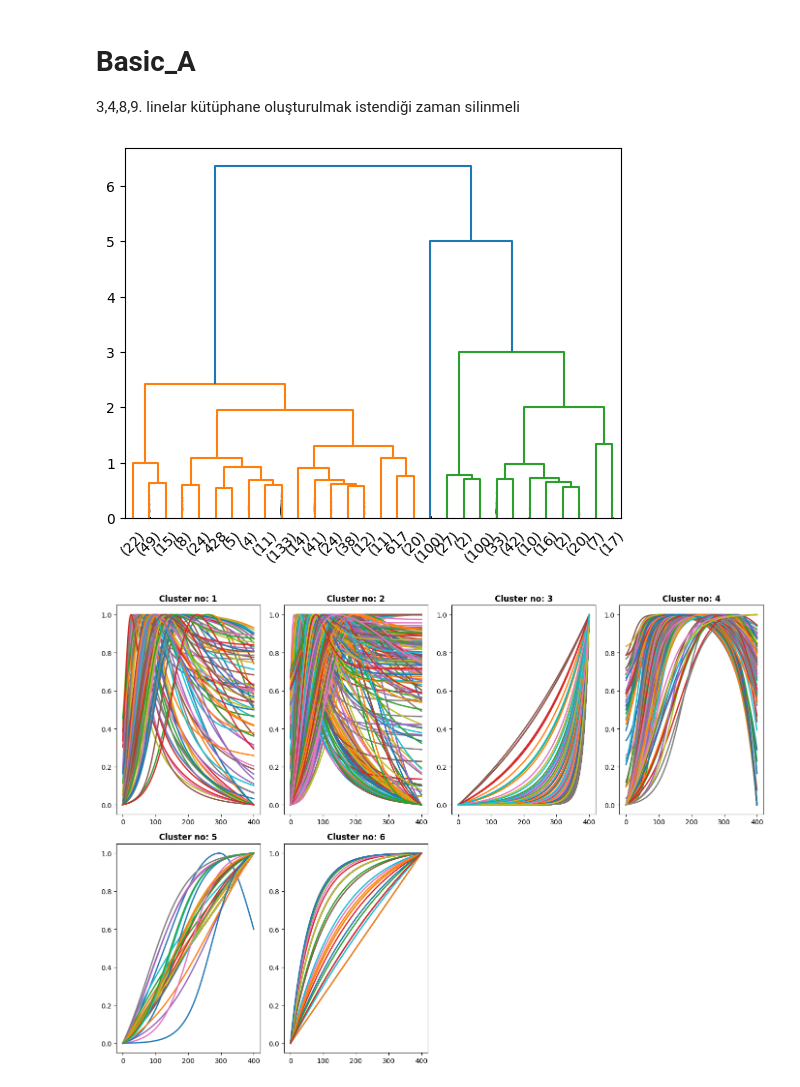
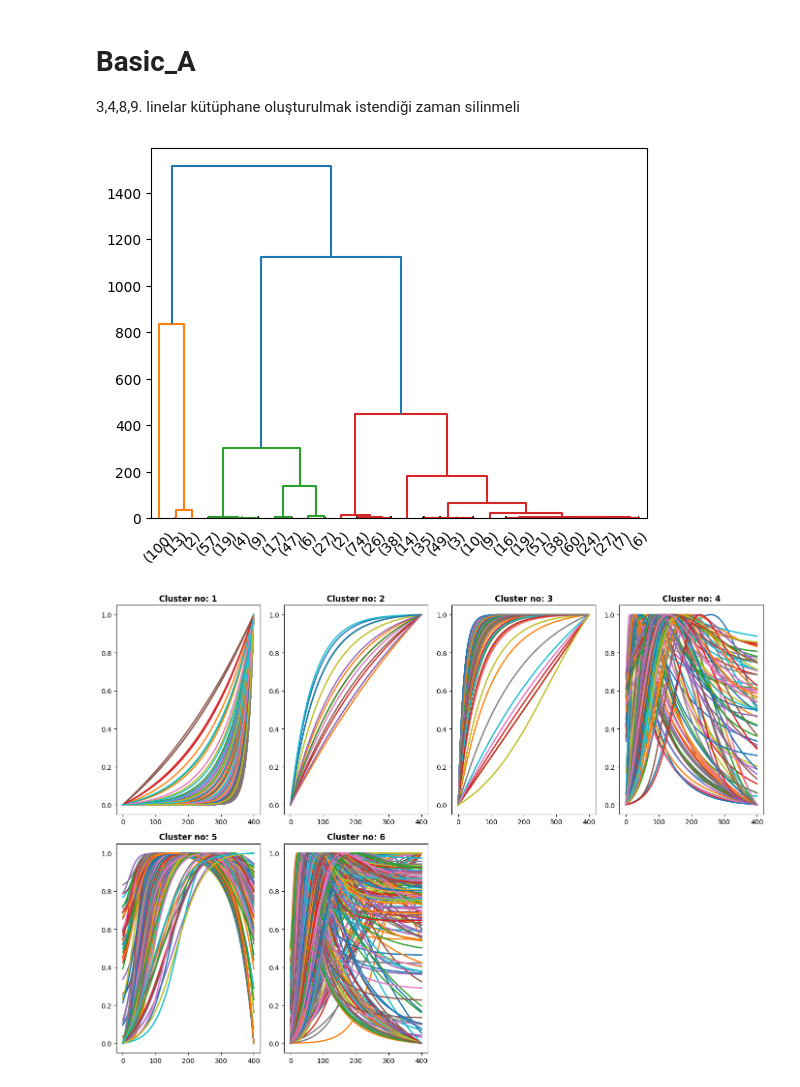
Before and after one commit to Sesdyn/Clusterer, a Jupyter notebook: docs/source/basicA/basicA_notebook.ipynb, the cells around one changed output. Cells and saved outputs as stored; diff of their text form; code cells hidden in the pictures.

Commit message:
plot, wdtw, data adjustments

```diff
--- a/docs/source/basicA/basicA_notebook.ipynb
+++ b/docs/source/basicA/basicA_notebook.ipynb
@@ -5,19 +5,19 @@
 # %%
 import sys
 sys.path.insert(0, "/Users/emirsener/Desktop/Clusterer")
 
 from simclstr.clusterer import perform_clustering, read_time_series
 from simclstr.plotting import plot_clusters
 
 import os
-model_path_vensim = os.path.expanduser('~/Desktop/SESDYN_Basic_A/Basic_A_Vensim.xlsx')
+model_path_vensim = os.path.expanduser('~/Desktop/Clusterer/data_files/Basic_A_Vensim.xlsx')
 
 read_data_vensim = read_time_series(model_path_vensim)
 
-clustering_results_vensim = perform_clustering(read_data_vensim, cMethod='maxclust', cValue = 6, plotDendrogram=True, transform='normalize')
+clustering_results_vensim = perform_clustering(read_data_vensim, distance='pattern_wdtw', cMethod='maxclust', cValue = 6, plotDendrogram=True, transform='normalize')
 
-plot_clusters(clustering_results_vensim[1], 'pattern_dtw')
+plot_clusters(clustering_results_vensim[1], 'pattern_wdtw')
 # %% [output]
-[figure, old version]
+[figure, new version]
-[figure, old version]
+[figure, new version]
 # %%
```
Also changed, not shown: parts of 2 cells of this notebook, 16 other files.
